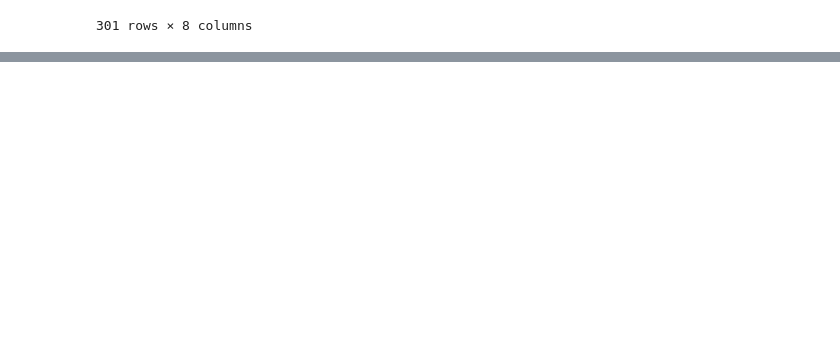
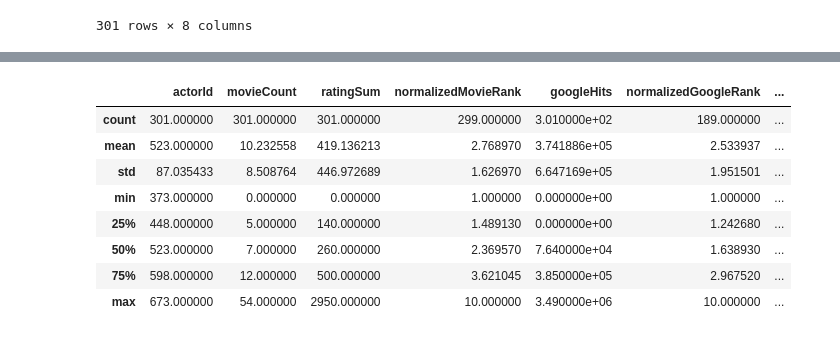
Before and after one commit to anikdas10/pandas, a Jupyter notebook: pandas_dataFrame.ipynb, the cells around one changed output, grey strips where cells are left out. Saved outputs shown, nothing was run; the diff lists cells and outputs as text; code cells hidden in the pictures; blank space fills up the shorter version.

```diff
--- a/pandas_dataFrame.ipynb
+++ b/pandas_dataFrame.ipynb
@@ -38,6 +36,7 @@ pd.DataFrame(student_dict)
 # %%
 # using read_csv
-pd.read_csv("./movies_csv_file//BollywoodActorRanking.csv")
+movies = pd.read_csv("./movies_csv_file//BollywoodActorRanking.csv")
+movies
 # %% [output]
 |  | actorId | actorName | movieCount | ratingSum | normalizedMovieRank | googleHits | normalizedGoogleRank | ... |
 | 0 | 373 | Aamir Khan | 11 | 1170 | 9.44862 | 2460000 | 7.34283 | ... |
@@ -54,0 +145,13 @@ pd.read_csv("./movies_csv_file//BollywoodActorRanking.csv")
+# %%
+# describe
+movies.describe()
+# %% [output]
+|  | actorId | movieCount | ratingSum | normalizedMovieRank | googleHits | normalizedGoogleRank | ... |
+| count | 301.000000 | 301.000000 | 301.000000 | 299.000000 | 3.010000e+02 | 189.000000 | ... |
+| mean | 523.000000 | 10.232558 | 419.136213 | 2.768970 | 3.741886e+05 | 2.533937 | ... |
+| std | 87.035433 | 8.508764 | 446.972689 | 1.626970 | 6.647169e+05 | 1.951501 | ... |
+| min | 373.000000 | 0.000000 | 0.000000 | 1.000000 | 0.000000e+00 | 1.000000 | ... |
+| 25% | 448.000000 | 5.000000 | 140.000000 | 1.489130 | 0.000000e+00 | 1.242680 | ... |
+| 50% | 523.000000 | 7.000000 | 260.000000 | 2.369570 | 7.640000e+04 | 1.638930 | ... |
+| 75% | 598.000000 | 12.000000 | 500.000000 | 3.621045 | 3.850000e+05 | 2.967520 | ... |
+| max | 673.000000 | 54.000000 | 2950.000000 | 10.000000 | 3.490000e+06 | 10.000000 | ... |
```
Also changed, not shown: parts of 36 cells of this notebook, 6 other files.
